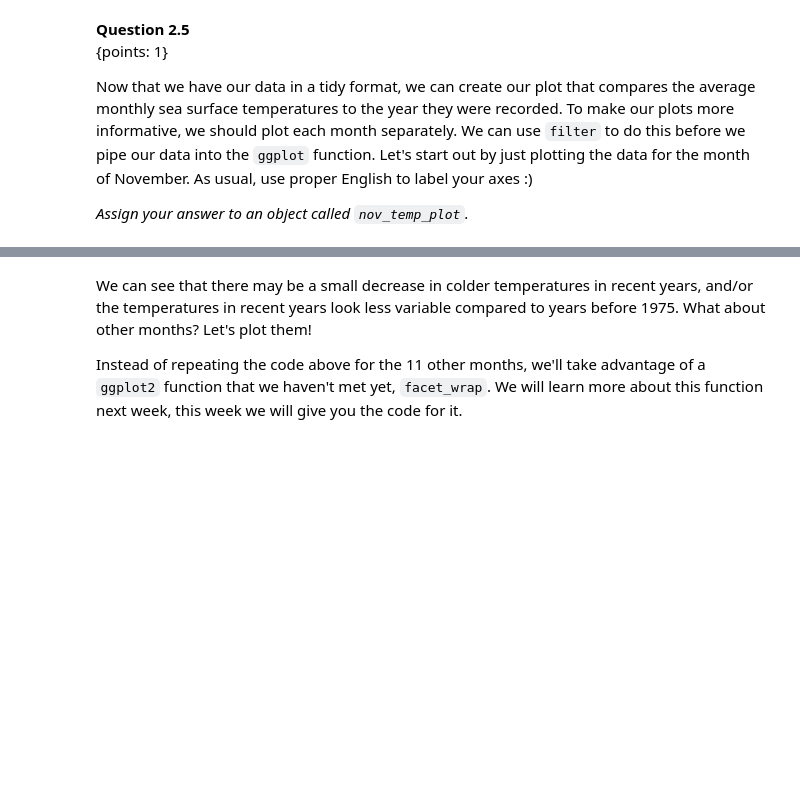
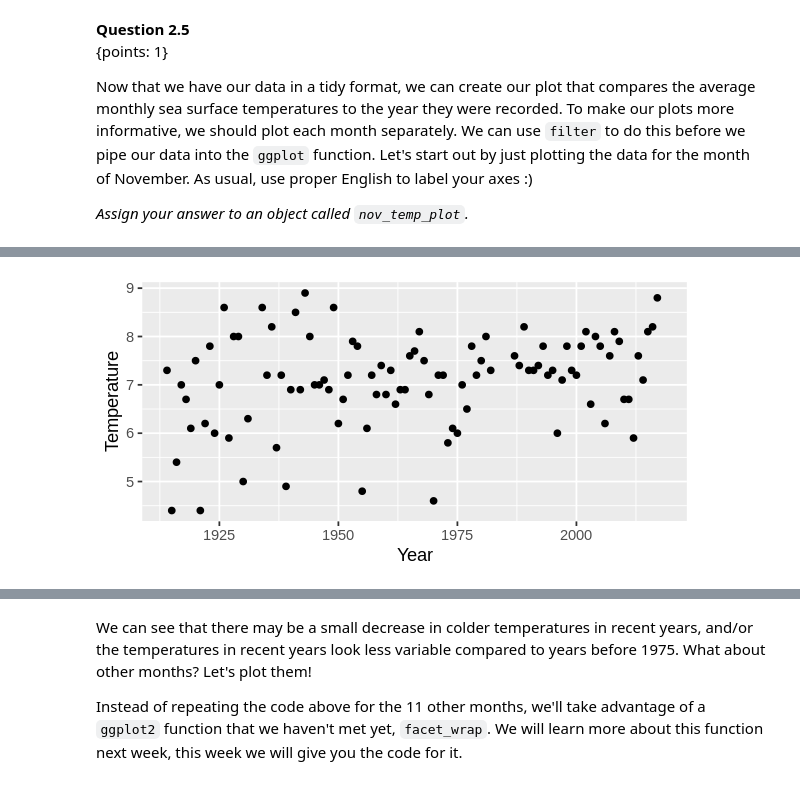
Before and after one commit to hallje193/dsci100-coursework-jerryhall, a Jupyter notebook: materials/worksheet_03/worksheet_03.ipynb, the cells around one changed output, grey strips where cells are left out. Cells and saved outputs as stored; diff of their text form; code cells hidden in the pictures; blank space fills up the shorter version.

```diff
--- a/materials/worksheet_03/worksheet_03.ipynb
+++ b/materials/worksheet_03/worksheet_03.ipynb
@@ -444,0 +493,4 @@ head(sea_surface)
+# %%
+# your code here
+sea_surface <- read_csv('data/departure_bay_temperature.csv', skip=2)
+head(sea_surface)
@@ -493,10 +575,10 @@ Fill in the `...` in the cell below. Copy and paste your finished answer into th
 
 *Assign your answer to an object called `tidy_temp`.*
 # %%
-# ... <- sea_surface %>%
-#     ...(key = '...', value = 'Temperature', -Year)
+tidy_temp <- sea_surface %>%
+    gather(key = 'Month', value = 'Temperature', -Year)
 
 # your code here
-fail() # No Answer - remove if you provide an answer
+
 head(tidy_temp)
 tail(tidy_temp)
@@ -511,14 +614,15 @@ Now that we have our data in a tidy format, we can create our plot that compares
 *Assign your answer to an object called `nov_temp_plot`.*
 # %%
 options(repr.plot.width = 5, repr.plot.height = 2.5)
-#... <- ... %>%
-#    filter(... == ...) %>%
-#    ggplot(aes(x = ..., y = ...)) +
-#    geom_point() +
-#    xlab(...) +
-#    ylab(...)
+nov_temp_plot <- tidy_temp %>%
+   filter(Month == 'Nov') %>%
+   ggplot(aes(x = Year, y = Temperature)) +
+   geom_point() +
+   xlab('Year') +
+   ylab('Temperature')
 
 
 # your code here
-fail() # No Answer - remove if you provide an answer
+
 nov_temp_plot
+# %% [output]
@@ -525,2 +631,3 @@ nov_temp_plot
+[figure, added]
 # %%
 test_2.5()
```
Also changed, not shown: parts of 51 cells of this notebook.
